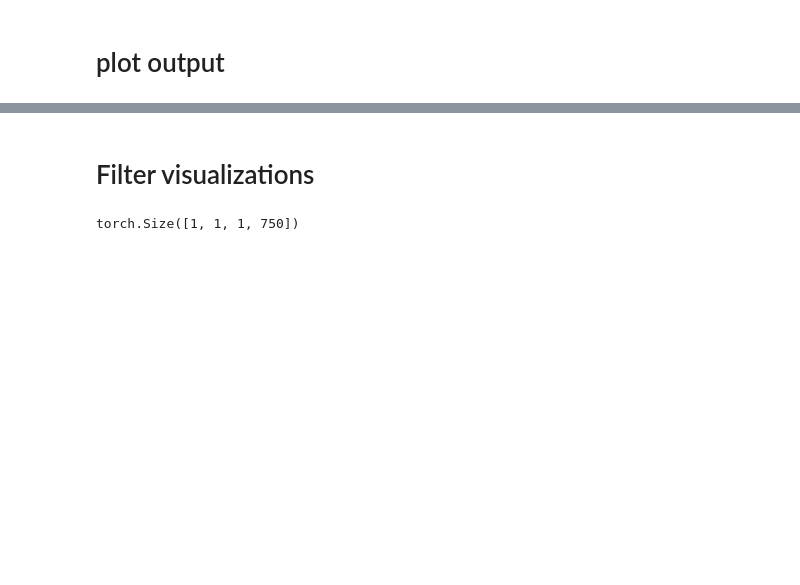
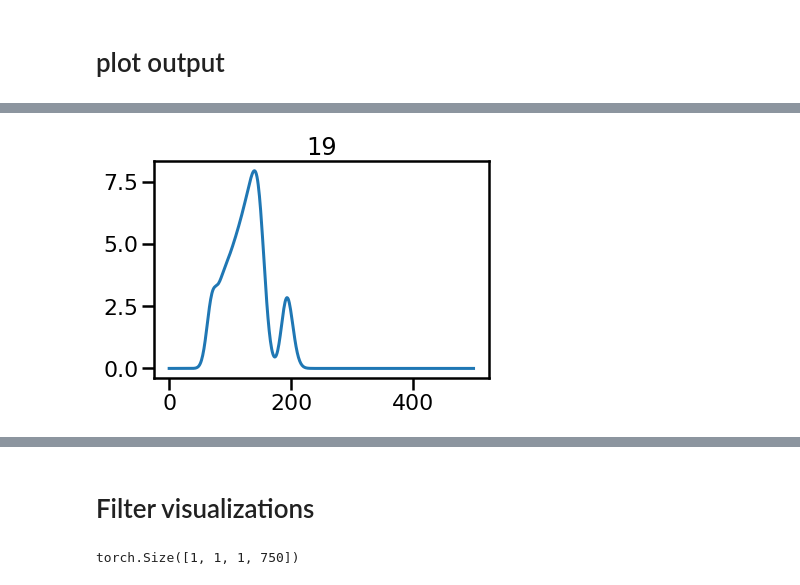
Before and after one commit to compmem/SITH_Layer, a Jupyter notebook: iSITH_verifications.ipynb, the cells around one changed output, grey strips where cells are left out. Cells and saved outputs as stored; diff of their text form; code cells hidden in the pictures; blank space fills up the shorter version.

```diff
--- a/iSITH_verifications.ipynb
+++ b/iSITH_verifications.ipynb
@@ -63,0 +80,7 @@ plt.plot(out2[0, :, 0, -1].detach().cpu());
+# %%
+
+plt.plot(out[0, :, 0, 2+i]);
+plt.title("{}".format(i))
+i+=1
+# %% [output]
+[figure, added]
```
Also changed, not shown: parts of 11 cells of this notebook, 1 other file.
